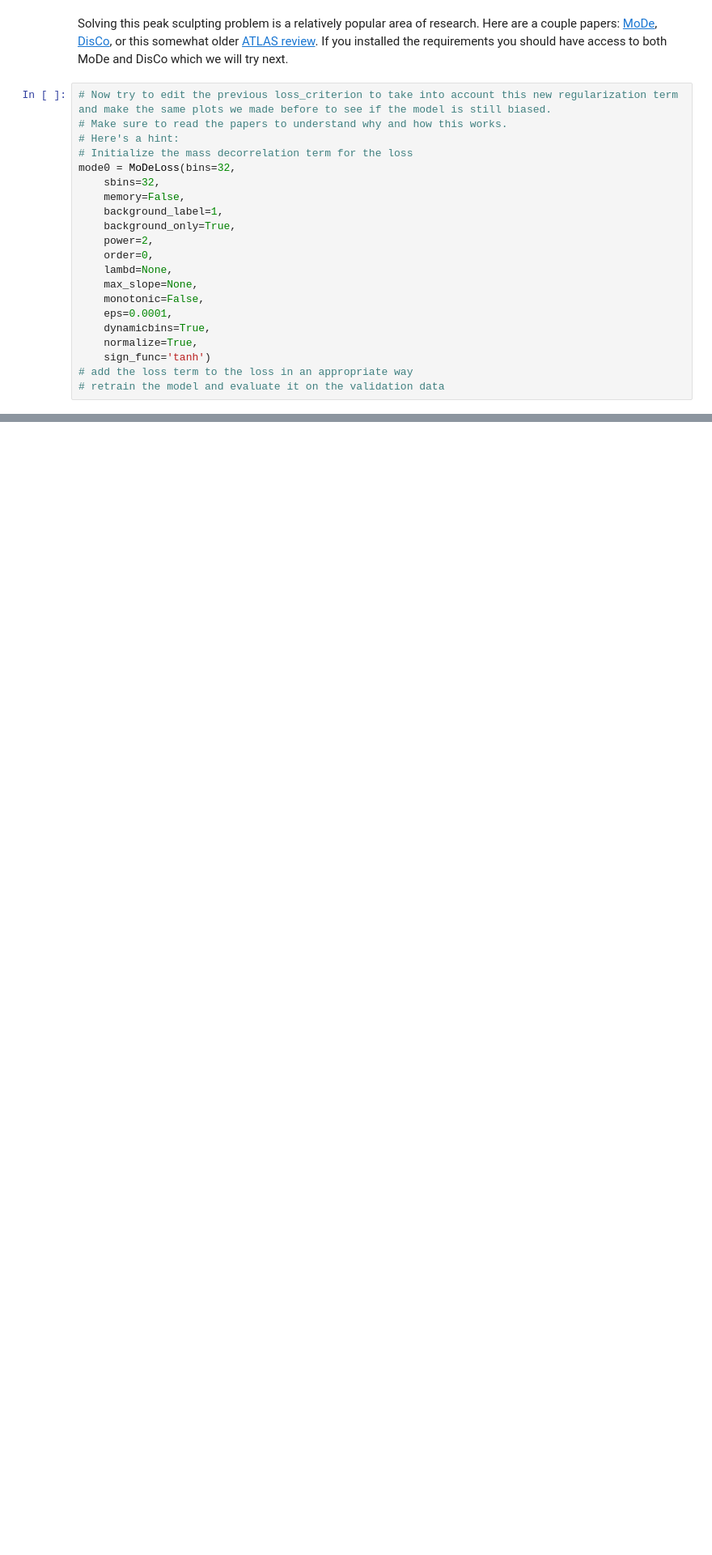
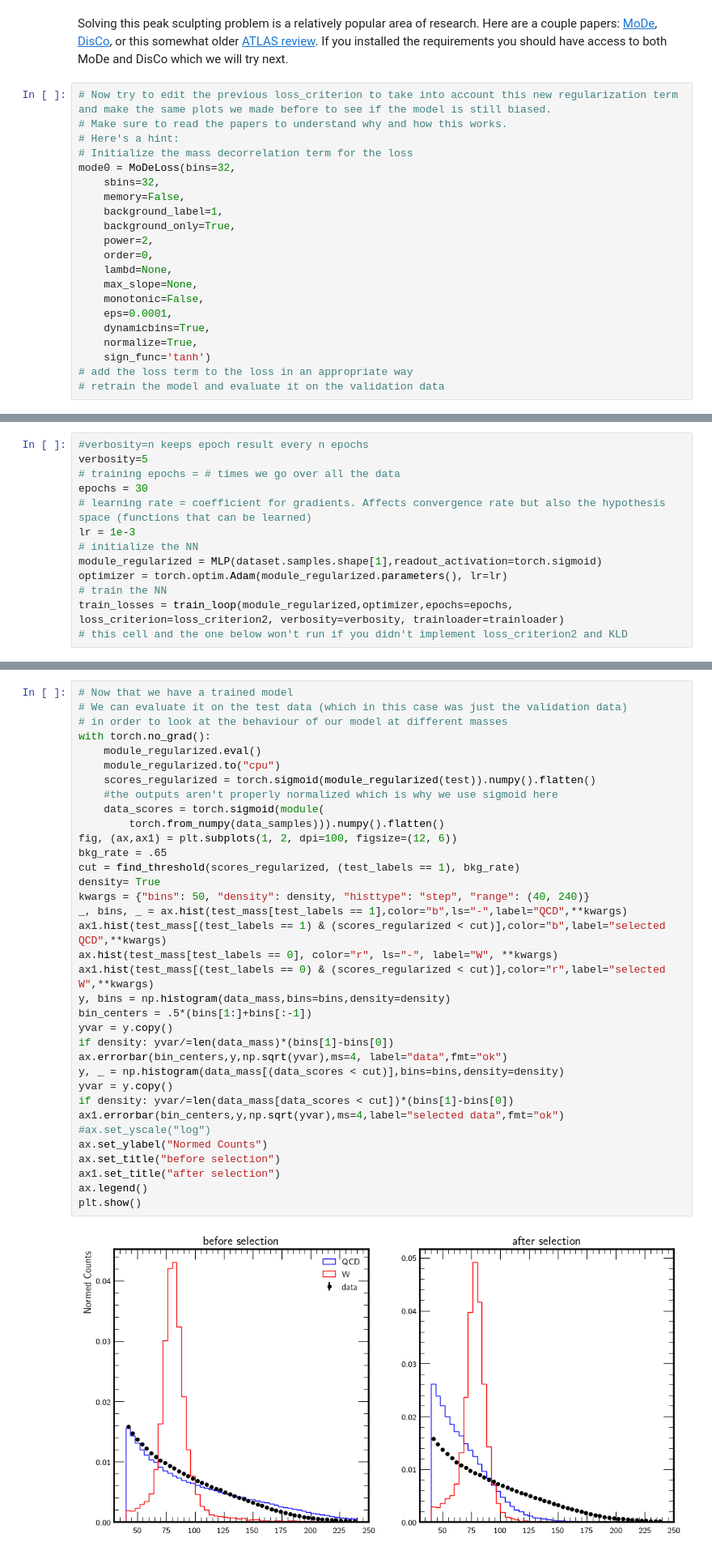
Before and after one commit to violatingcp/MIT_8.S50, a Jupyter notebook: Project2/extra/DNN-Wtag_Question.ipynb, the cells around one changed output, grey strips where cells are left out. Shown at 81% size. Saved outputs shown, nothing was run; the diff lists cells and outputs as text; blank space fills up the shorter version.

```diff
--- a/Project2/extra/DNN-Wtag_Question.ipynb
+++ b/Project2/extra/DNN-Wtag_Question.ipynb
@@ -621,0 +713,13 @@ There are many techniques that aim to remove the induced bias. You can read abou
+# %%
+#verbosity=n keeps epoch result every n epochs
+verbosity=5
+# training epochs = # times we go over all the data
+epochs = 30
+# learning rate = coefficient for gradients. Affects convergence rate but also the hypothesis space (functions that can be learned)
+lr = 1e-3
+# initialize the NN
+module_regularized = MLP(dataset.samples.shape[1],readout_activation=torch.sigmoid)
+optimizer = torch.optim.Adam(module_regularized.parameters(), lr=lr)
+# train the NN
+train_losses = train_loop(module_regularized,optimizer,epochs=epochs, loss_criterion=loss_criterion2, verbosity=verbosity, trainloader=trainloader)
+# this cell and the one below won't run if you didn't implement loss_criterion2 and KLD
@@ -621,0 +735,37 @@ There are many techniques that aim to remove the induced bias. You can read abou
+# %%
+# Now that we have a trained model
+# We can evaluate it on the test data (which in this case was just the validation data)
+# in order to look at the behaviour of our model at different masses
+with torch.no_grad():
+    module_regularized.eval()
+    module_regularized.to("cpu")
+    scores_regularized = torch.sigmoid(module_regularized(test)).numpy().flatten()
+    #the outputs aren't properly normalized which is why we use sigmoid here
+    data_scores = torch.sigmoid(module(
+        torch.from_numpy(data_samples))).numpy().flatten()
+fig, (ax,ax1) = plt.subplots(1, 2, dpi=100, figsize=(12, 6))
+bkg_rate = .65
+cut = find_threshold(scores_regularized, (test_labels == 1), bkg_rate)
+density= True
+kwargs = {"bins": 50, "density": density, "histtype": "step", "range": (40, 240)}
+_, bins, _ = ax.hist(test_mass[test_labels == 1],color="b",ls="-",label="QCD",**kwargs)
+ax1.hist(test_mass[(test_labels == 1) & (scores_regularized < cut)],color="b",label="selected QCD",**kwargs)
+ax.hist(test_mass[test_labels == 0], color="r", ls="-", label="W", **kwargs)
+ax1.hist(test_mass[(test_labels == 0) & (scores_regularized < cut)],color="r",label="selected W",**kwargs)
+y, bins = np.histogram(data_mass,bins=bins,density=density)
+bin_centers = .5*(bins[1:]+bins[:-1])
+yvar = y.copy()
+if density: yvar/=len(data_mass)*(bins[1]-bins[0])
+ax.errorbar(bin_centers,y,np.sqrt(yvar),ms=4, label="data",fmt="ok")
+y, _ = np.histogram(data_mass[(data_scores < cut)],bins=bins,density=density)
+yvar = y.copy()
+if density: yvar/=len(data_mass[data_scores < cut])*(bins[1]-bins[0])
+ax1.errorbar(bin_centers,y,np.sqrt(yvar),ms=4,label="selected data",fmt="ok")
+#ax.set_yscale("log")
+ax.set_ylabel("Normed Counts")
+ax.set_title("before selection")
+ax1.set_title("after selection")
+ax.legend()
+plt.show()
+# %% [output]
+[figure, added]
```
Also changed, not shown: parts of 19 cells of this notebook.
